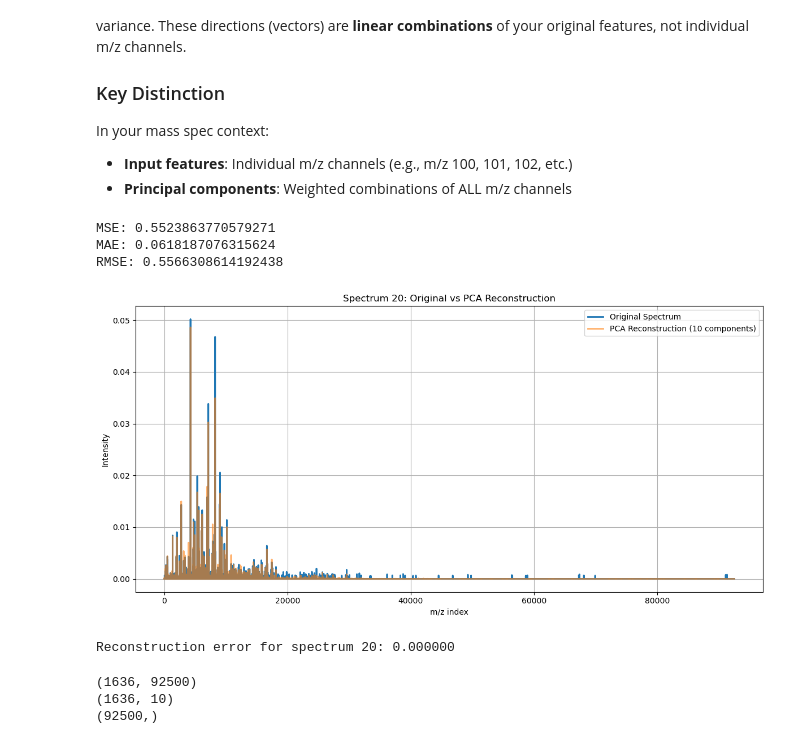
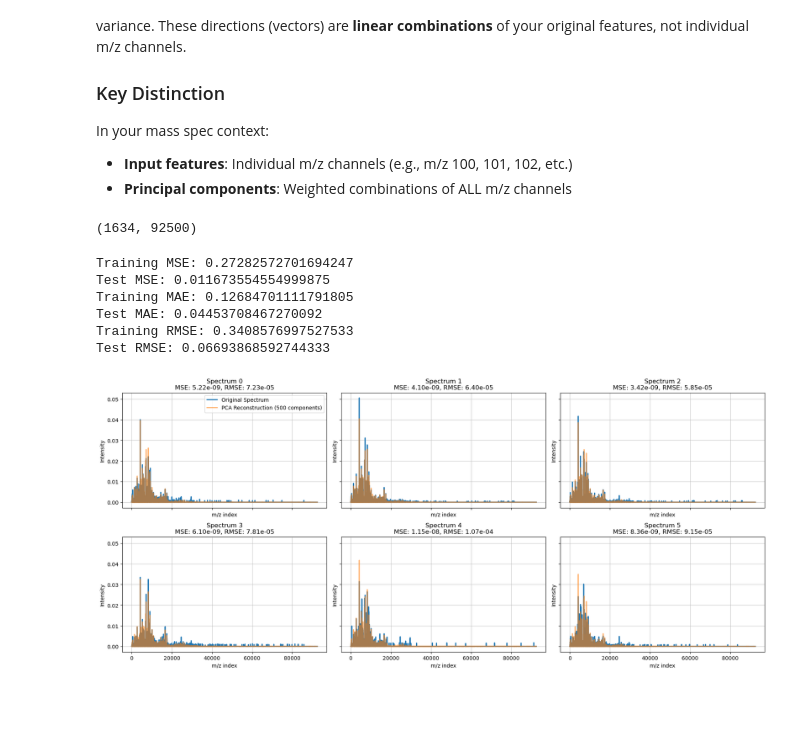
Before and after one commit to Tapiwamaz/HonoursResearch, a Jupyter notebook: Notebooks/PCA.ipynb, the cells around one changed output. Cells and saved outputs as stored; diff of their text form; code cells hidden in the pictures; blank space fills up the shorter version.

```diff
--- a/Notebooks/PCA.ipynb
+++ b/Notebooks/PCA.ipynb
@@ -14,7 +14,16 @@ In your mass spec context:
 import numpy as np
 import matplotlib.pyplot as plt
 
-X = np.load("../Data/LPS/control1_x.npy")
+# X = np.load("../Data/LPS/LPS_LT_1-1660_x.npy")
+# X = np.load("../Data/LPS/LPS_ST_1-1658_x.npy")
+# X = np.load("../Data/LPS/SAL_LT_plasma_1-1658_x.npy")
+X = np.load("../Data/LPS/SAL_ST_1-1657_x.npy")
+
+
+
+print(X.shape)
+# %% [output]
+(1634, 92500)
 # %%
 from sklearn.decomposition import PCA
 from sklearn.preprocessing import StandardScaler
@@ -37,38 +61,40 @@ pca_loss_rmse = root_mean_squared_error(X_scaled, X_reconstructed)
 # %%
-print(f'MSE: {pca_loss_mse}')
-print(f'MAE: {pca_loss_mae}')
-print(f'RMSE: {pca_loss_rmse}')
+# print the training and test losses
+print(f'Training MSE: {train_mse}')
+print(f'Test MSE: {test_mse}')
+print(f'Training MAE: {train_mae}')
+print(f'Test MAE: {test_mae}')
+print(f'Training RMSE: {train_rmse}')
+print(f'Test RMSE: {test_rmse}')
 # %% [output]
-MSE: 0.5523863770579271
-MAE: 0.0618187076315624
-RMSE: 0.5566308614192438
+Training MSE: 0.27282572701694247
+Test MSE: 0.011673554554999875
+Training MAE: 0.12684701111791805
+Test MAE: 0.04453708467270092
+Training RMSE: 0.3408576997527533
+Test RMSE: 0.06693868592744333
 # %%
-spectrum_idx = 20
+num_spectra = 6
+fig, axes = plt.subplots(2, 3, figsize=(18, 8), sharex=True, sharey=True)
 
-plt.figure(figsize=(12, 6))
-plt.plot(X[spectrum_idx], label='Original Spectrum', linewidth=2)
-plt.plot(X_reconstructed_original_scale[spectrum_idx], label=f'PCA Reconstruction ({n_components} components)', linewidth=2, alpha=0.6)
-plt.xlabel('m/z index')
-plt.ylabel('Intensity')
-plt.title(f'Spectrum {spectrum_idx}: Original vs PCA Reconstruction')
-plt.legend()
-plt.grid(True, alpha=1)
+for i, ax in enumerate(axes.flat):
+    orig = X_test[i]
+    recon = X_test_reconstructed_original[i]
+    mse = mean_squared_error(orig.reshape(1, -1), recon.reshape(1, -1))
+    rmse = np.sqrt(mse)
+
+    ax.plot(orig, label='Original Spectrum', linewidth=2)
+    ax.plot(recon, label=f'PCA Reconstruction ({n_components} components)', linewidth=2, alpha=0.6)
+    ax.set_title(f'Spectrum {i}\nMSE: {mse:.2e}, RMSE: {rmse:.2e}')
+    ax.set_xlabel('m/z index')
+    ax.set_ylabel('Intensity')
+    ax.grid(True, alpha=0.7)
+    if i == 0:
+        ax.legend()
+
 plt.tight_layout()
 plt.show()
-
-# Calculate and display the reconstruction error for this specific spectrum
-spectrum_error = mean_squared_error(X[spectrum_idx:spectrum_idx+1], X_reconstructed_original_scale[spectrum_idx:spectrum_idx+1])
-print(f"Reconstruction error for spectrum {spectrum_idx}: {spectrum_error:.6f}")
 # %% [output]
-[figure, old version]
+[figure, new version]
-Reconstruction error for spectrum 20: 0.000000
-# %%
-print(X.shape)
-print(X_pca.shape)
-print(pca.components_[0].shape)
-# %% [output]
-(1636, 92500)
-(1636, 10)
-(92500,)
 # %%
 # Print individual variance contribution of each PC
```
Also changed, not shown: parts of 2 cells of this notebook, 23 other files.
